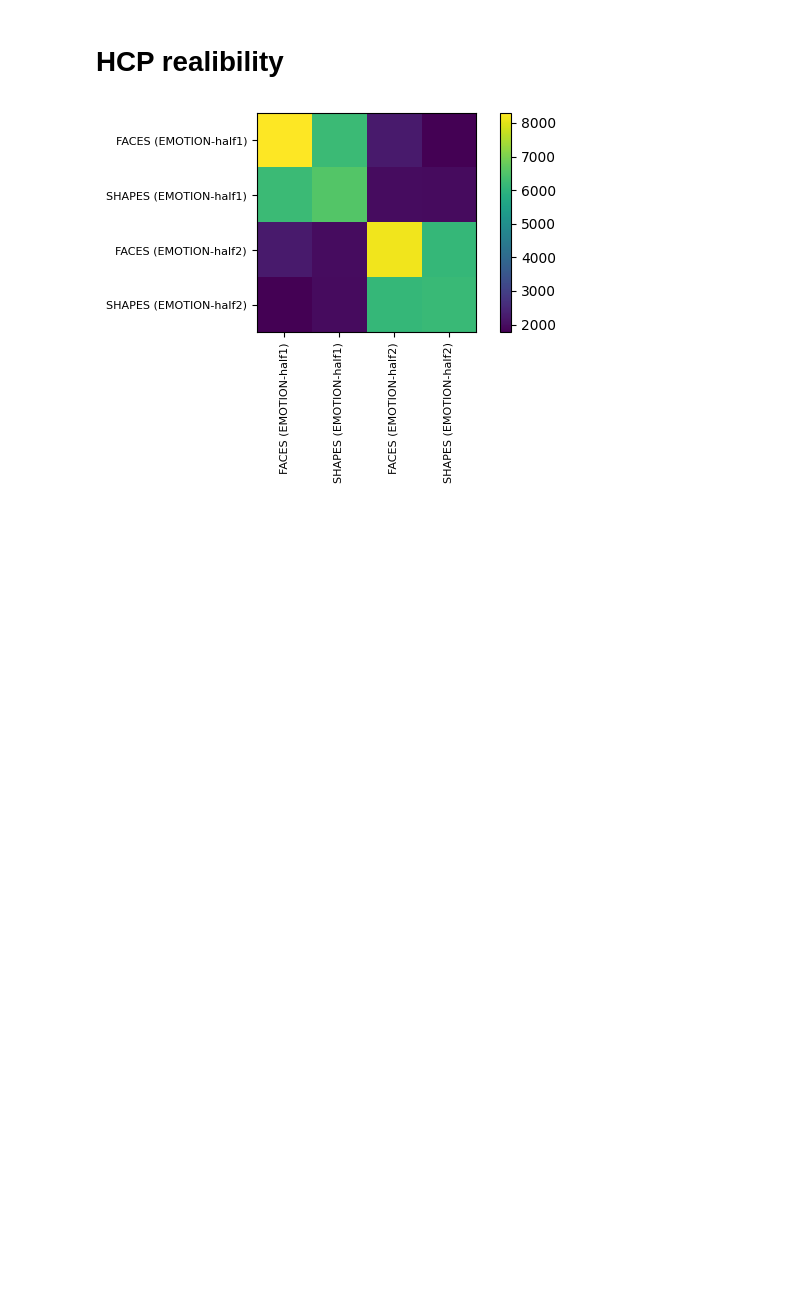
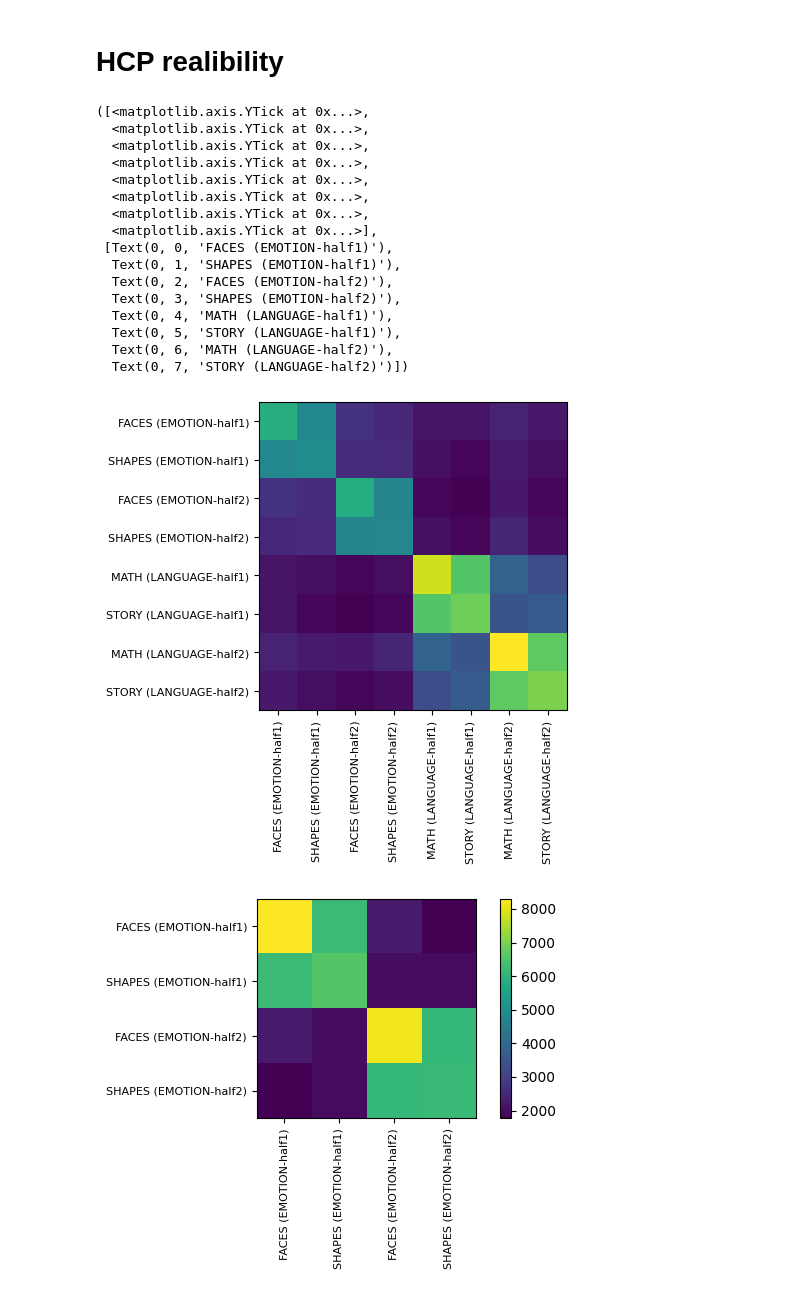
Before and after one commit to DiedrichsenLab/OptimalBattery, a Jupyter notebook: notebooks/8.design_data.ipynb, the cells around one changed output. Drawn from its saved outputs; the diff is of its cells as text; code cells hidden in the pictures; blank space fills up the shorter version.

```diff
--- a/notebooks/8.design_data.ipynb
+++ b/notebooks/8.design_data.ipynb
@@ -24,52 +24,59 @@ if not os.path.exists('Y:/data/FunctionalFusion/HCP_tfMRI'):
 
 data_hcp , info_hcp= HCP_dataset.get_data(space=space,ses_id='ses-task',type = 'CondHalf')
 # %%
-def plot_covariance(data_hcp, info_hcp, task_name="all",figuresize=(10, 8),show_legend=True,save_fig = False,save_path = None):
-    if task_name == "all":
+def get_cov(data_hcp,info_hcp,task_name=['all']):
+    # subset info file
+    if task_name == ['all']:
         selected_info = info_hcp
     else:
-        selected_info = info_hcp[info_hcp['task_name'] == task_name]
+        selected_info = info_hcp[info_hcp['task_name'].isin(task_name)]
 
+    # subset data
     selected_info = selected_info.sort_values(by=["task_name", "half", "cond_name"])
     selected_indices = selected_info.index.tolist()
     selected_data_hcp = data_hcp[:, selected_indices, :]
 
+    # get cov per subject
     subject_covariances = np.array([
         subject_data @ subject_data.T for subject_data in selected_data_hcp
     ])
 
+    #avg cov matrix
     avg_cov_matrix = subject_covariances.mean(axis=0)
 
+    # get the labels
     labels = (
         selected_info["cond_name"] +
         " (" + selected_info["task_name"] + "-half" + selected_info["half"].astype(str) + ")"
     ).tolist()
 
-    plt.figure(figsize=figuresize)
-    plt.imshow(avg_cov_matrix, cmap='viridis', interpolation='nearest')
-    tick_positions = np.arange(len(labels))
-    plt.xticks(tick_positions, labels, rotation=90, fontsize=8)
-    plt.yticks(tick_positions, labels, fontsize=8)
+    return avg_cov_matrix , labels
 
-    task_boundaries = selected_info.groupby('task_name').size().cumsum().to_numpy()
+cov,labels = get_cov(data_hcp,info_hcp,task_name=['LANGUAGE','EMOTION'])
 
-    for boundary in task_boundaries[:-1]:
-        plt.axvline(x=boundary - 0.5, color='black', linewidth=1.5)
-        plt.axhline(y=boundary - 0.5, color='black', linewidth=1.5)
-
-    if show_legend:
-        plt.colorbar()
-    plt.tight_layout()
-
-
-    if save_fig:
-        # check if file_path exists
-        if not os.path.exists(save_path):
-            plt.savefig(save_path, format='pdf', dpi=300, bbox_inches='tight')
-
-    plt.show()
-
-    return avg_cov_matrix
+plt.figure(figsize=(6, 4))
+plt.imshow(cov, cmap='viridis', interpolation='nearest')
+tick_positions = np.arange(len(labels))
+plt.xticks(tick_positions, labels, rotation=90, fontsize=8)
+plt.yticks(tick_positions, labels, fontsize=8)
+# %% [output]
+([<matplotlib.axis.YTick at 0x...>,
+  <matplotlib.axis.YTick at 0x...>,
+  <matplotlib.axis.YTick at 0x...>,
+  <matplotlib.axis.YTick at 0x...>,
+  <matplotlib.axis.YTick at 0x...>,
+  <matplotlib.axis.YTick at 0x...>,
+  <matplotlib.axis.YTick at 0x...>,
+  <matplotlib.axis.YTick at 0x...>],
+ [Text(0, 0, 'FACES (EMOTION-half1)'),
+  Text(0, 1, 'SHAPES (EMOTION-half1)'),
+  Text(0, 2, 'FACES (EMOTION-half2)'),
+  Text(0, 3, 'SHAPES (EMOTION-half2)'),
+  Text(0, 4, 'MATH (LANGUAGE-half1)'),
+  Text(0, 5, 'STORY (LANGUAGE-half1)'),
+  Text(0, 6, 'MATH (LANGUAGE-half2)'),
+  Text(0, 7, 'STORY (LANGUAGE-half2)')])
+[figure, added]
 # %%
 save_path ='C:/Users/barafat/Diedrichsenlab Dropbox/Lab Manager/Papers/MultiTaskBattery_paper/Figures'
 # %%
```
